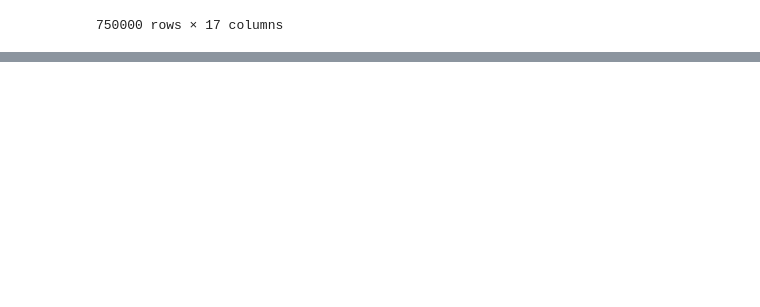
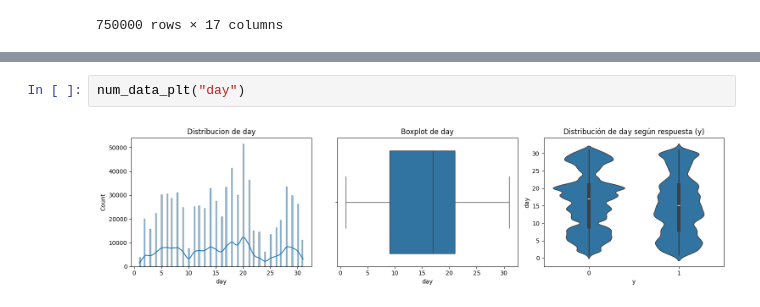
Before and after one commit to sergioroqueh/Kaggle_Binary_Classification_with_a_-Bank_Dataset, a Jupyter notebook: src/explore.ipynb, the cells around one changed output, grey strips where cells are left out. Drawn from its saved outputs; the diff is of its cells as text; blank space fills up the shorter version.

```diff
--- a/src/explore.ipynb
+++ b/src/explore.ipynb
@@ -89,0 +153,4 @@ Name: age, dtype: float64
+# %%
+num_data_plt("day")
+# %% [output]
+[figure, added]
```
Also changed, not shown: parts of 17 cells of this notebook.
